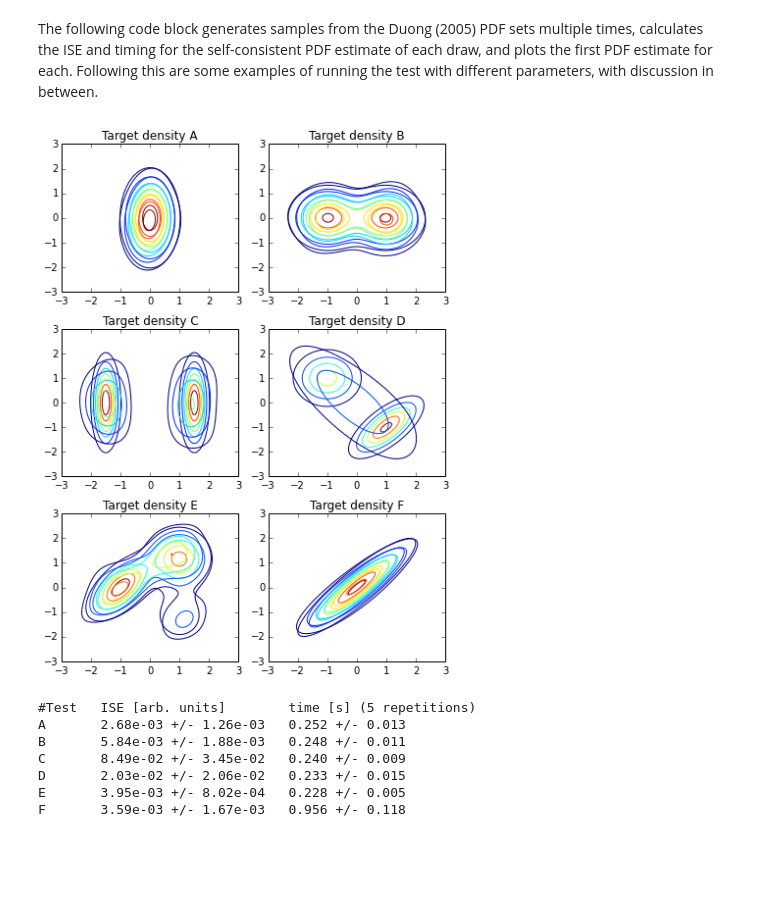
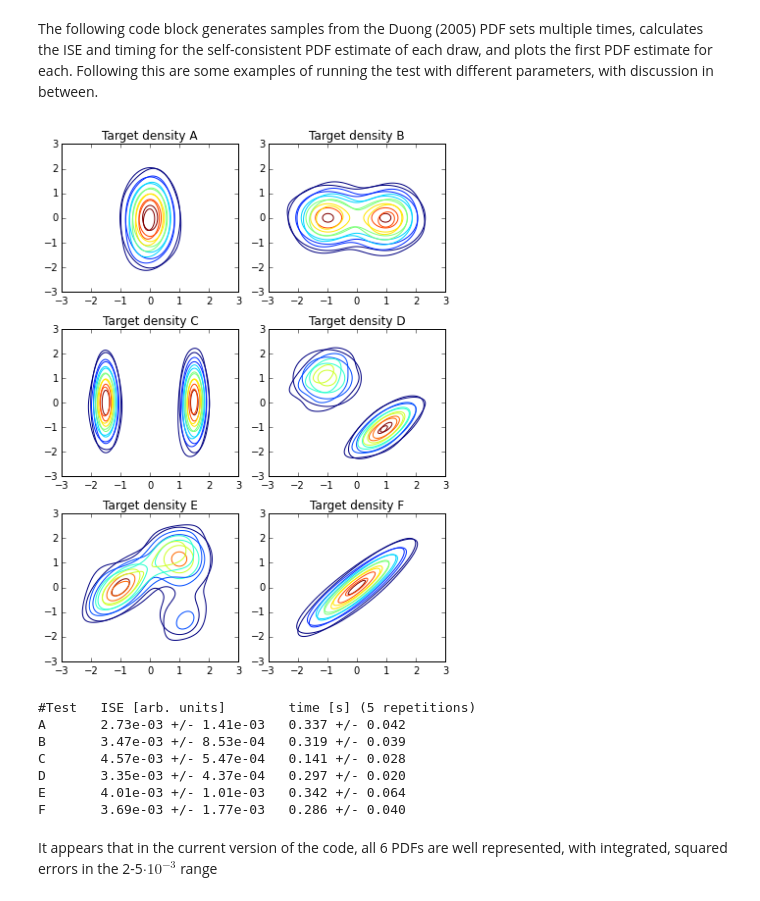
Before and after one commit to LBL-EESA/fastkde, a Jupyter notebook: Duong Tests.ipynb, the cells around one changed output. Cells and saved outputs as stored; diff of their text form; code cells hidden in the pictures; blank space fills up the shorter version.

Commit message:
Updated duongTests.ipynb Also did some updates to the selfConsistentDensityEstimate interface for backward compatibility.
--HG--
branch : arbitraryAxisRefactor

```diff
--- a/Duong Tests.ipynb
+++ b/Duong Tests.ipynb
@@ -28,7 +28,7 @@ class Timer():
      self.end = time.time()
      self.delta = self.end - self.start
 
-def doTests(numContiguousHyperVolumes = 1,numPointsPerSigma = 30):
+def doTests(fracContiguousHyperVolumes = 0.01,numPointsPerSigma = 30):
     #Flag whether to generate/save plots
     doPlotPDFs = True
     doSavePlot = False
@@ -64,13 +64,15 @@ def doTests(numContiguousHyperVolumes = 1,numPointsPerSigma = 30):
 
             #Calculate the self-consistent density estimate (and time it)
             with Timer() as t:
-                pdfObj = sc.selfConsistentDensityEstimate(sample,numPointsPerSigma = numPointsPerSigma,numContiguousHyperVolumes=numContiguousHyperVolumes)
+                pdfObj = sc.selfConsistentDensityEstimate(sample, \
+                                                          numPointsPerSigma = numPointsPerSigma, \
+                                                          fracContiguousHyperVolumes=fracContiguousHyperVolumes)
 
             #Get the transformed PDF
-            scPDF = pdfObj.getTransformedPDF()
+            scPDF = pdfObj.fSC
 
             #Get the axes
-            x,y = pdfObj.getTransformedAxes()
+            x,y = tuple(pdfObj.xgrids)
             dx = x[1] - x[0]
             dy = y[1] - y[0]
 
@@ -127,14 +129,16 @@ def doTests(numContiguousHyperVolumes = 1,numPointsPerSigma = 30):
         #Print a table of ISE/timing statistics
         print "{}\t{:3.2e} +/- {:3.2e} \t{:3.3f} +/- {:3.3f}".format(key,ISEmean,ISEstd,timingMean,timingStd)
 # %%
-doTests(numContiguousHyperVolumes=1)
+doTests(fracContiguousHyperVolumes=1)
 # %% [output]
-[figure, old version]
+[figure, new version]
 #Test   ISE [arb. units]        time [s] (5 repetitions)
-A       2.68e-03 +/- 1.26e-03   0.252 +/- 0.013
-B       5.84e-03 +/- 1.88e-03   0.248 +/- 0.011
-C       8.49e-02 +/- 3.45e-02   0.240 +/- 0.009
-D       2.03e-02 +/- 2.06e-02   0.233 +/- 0.015
-E       3.95e-03 +/- 8.02e-04   0.228 +/- 0.005
-F       3.59e-03 +/- 1.67e-03   0.956 +/- 0.118
+A       2.73e-03 +/- 1.41e-03   0.337 +/- 0.042
+B       3.47e-03 +/- 8.53e-04   0.319 +/- 0.039
+C       4.57e-03 +/- 5.47e-04   0.141 +/- 0.028
+D       3.35e-03 +/- 4.37e-04   0.297 +/- 0.020
+E       4.01e-03 +/- 1.01e-03   0.342 +/- 0.064
+F       3.69e-03 +/- 1.77e-03   0.286 +/- 0.040
+# %% [markdown]
+It appears that in the current version of the code, all 6 PDFs are well represented, with integrated, squared errors in the 2-5$\cdot10^{-3}$ range
 # %%
```
Also changed, not shown: parts of 8 cells of this notebook, 1 other file.
